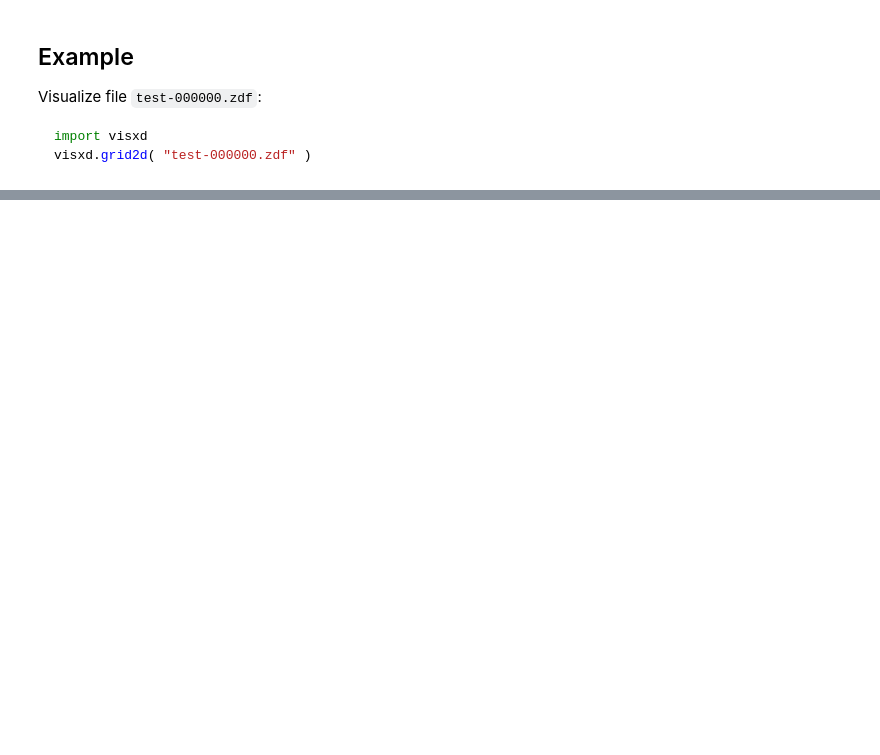
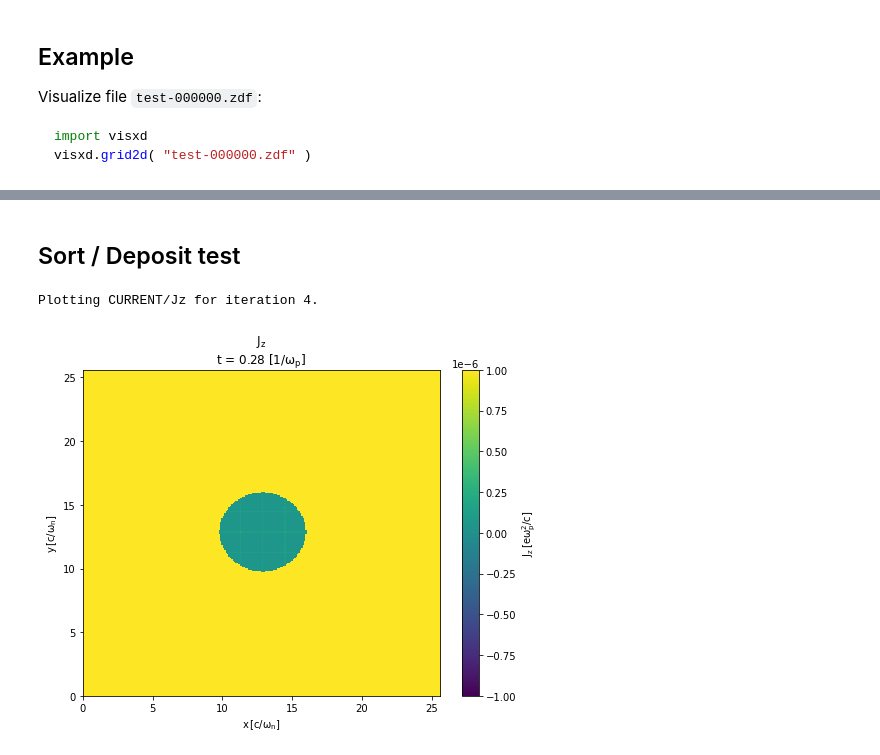
Before and after one commit to ricardo-fonseca/zpic-cuda, a Jupyter notebook: visXD demo.ipynb, the cells around one changed output, grey strips where cells are left out. Drawn from its saved outputs; the diff is of its cells as text; code cells hidden in the pictures; blank space fills up the shorter version.

```diff
--- a/visXD demo.ipynb
+++ b/visXD demo.ipynb
@@ -132,0 +92,8 @@ def vector2d( filename1, filename2, xlim = None, ylim = None, grid = False, cmap
+# %% [markdown]
+## Sort / Deposit test
+# %%
+# The deposited current should be exactly 1 (up to numerical precision)
+plot_sfield("CURRENT/Jz", 4, scale = (1,1), vmin = -0.000001, vmax = 0.000001 )
+# %% [output]
+Plotting CURRENT/Jz for iteration 4.
+[figure, added]
```
Also changed, not shown: parts of 8 cells of this notebook, 22 other files.
